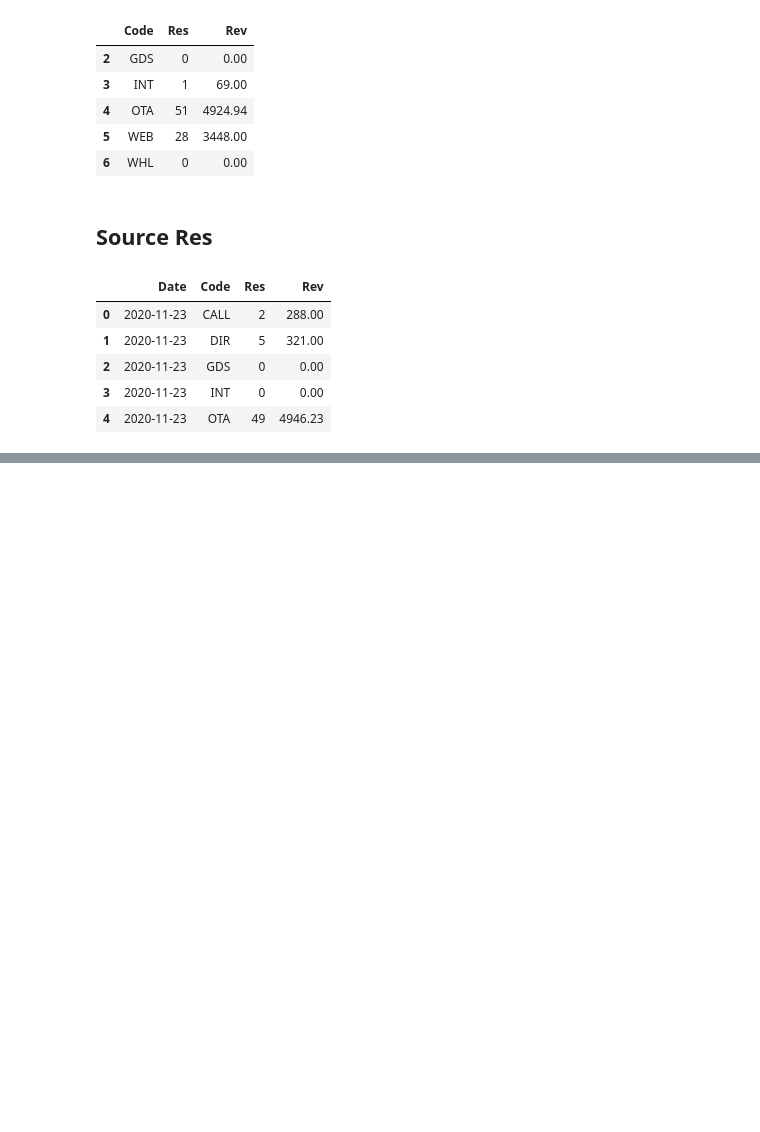
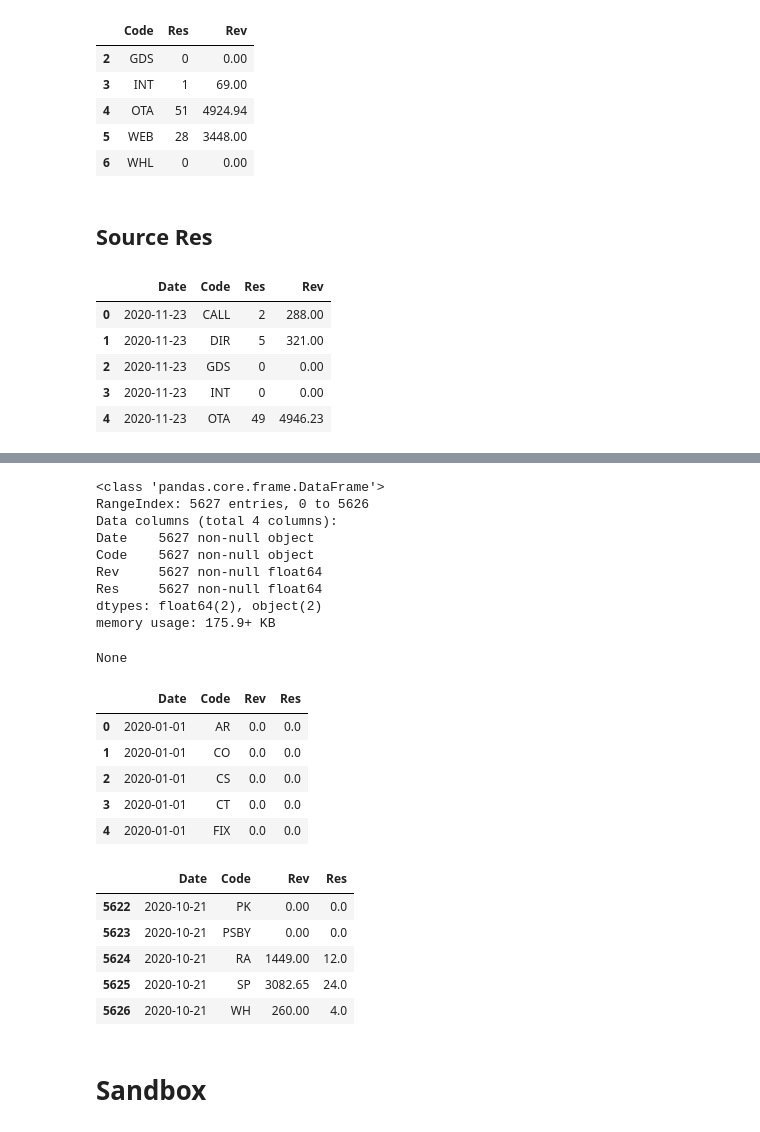
Before and after one commit to cjw21889/revreports, a Jupyter notebook: notebooks/Arlo.ipynb, the cells around one changed output, grey strips where cells are left out. Saved outputs shown, nothing was run; the diff lists cells and outputs as text; code cells hidden in the pictures; blank space fills up the shorter version.

```diff
--- a/notebooks/Arlo.ipynb
+++ b/notebooks/Arlo.ipynb
@@ -184,0 +254,36 @@ df3.head()
+# %%
+# edit file name and save it as a csv
+file = '../actuals_2020.csv'
+full_year.to_csv(file, index=False)
+# %%
+load = pd.read_csv(file)
+# %%
+# load the file and check
+display(load.info())
+display(load.head())
+load.tail()
+# %% [output]
+<class 'pandas.core.frame.DataFrame'>
+RangeIndex: 5627 entries, 0 to 5626
+Data columns (total 4 columns):
+Date    5627 non-null object
+Code    5627 non-null object
+Rev     5627 non-null float64
+Res     5627 non-null float64
+dtypes: float64(2), object(2)
+memory usage: 175.9+ KB
+None
+|  | Date | Code | Rev | Res |
+| 0 | 2020-01-01 | AR | 0.0 | 0.0 |
+| 1 | 2020-01-01 | CO | 0.0 | 0.0 |
+| 2 | 2020-01-01 | CS | 0.0 | 0.0 |
+| 3 | 2020-01-01 | CT | 0.0 | 0.0 |
+| 4 | 2020-01-01 | FIX | 0.0 | 0.0 |
+|  | Date | Code | Rev | Res |
+| 5622 | 2020-10-21 | PK | 0.00 | 0.0 |
+| 5623 | 2020-10-21 | PSBY | 0.00 | 0.0 |
+| 5624 | 2020-10-21 | RA | 1449.00 | 12.0 |
+| 5625 | 2020-10-21 | SP | 3082.65 | 24.0 |
+| 5626 | 2020-10-21 | WH | 260.00 | 4.0 |
+# %% [markdown]
+# Sandbox
```
Also changed, not shown: parts of 25 cells of this notebook, 7 other files.
